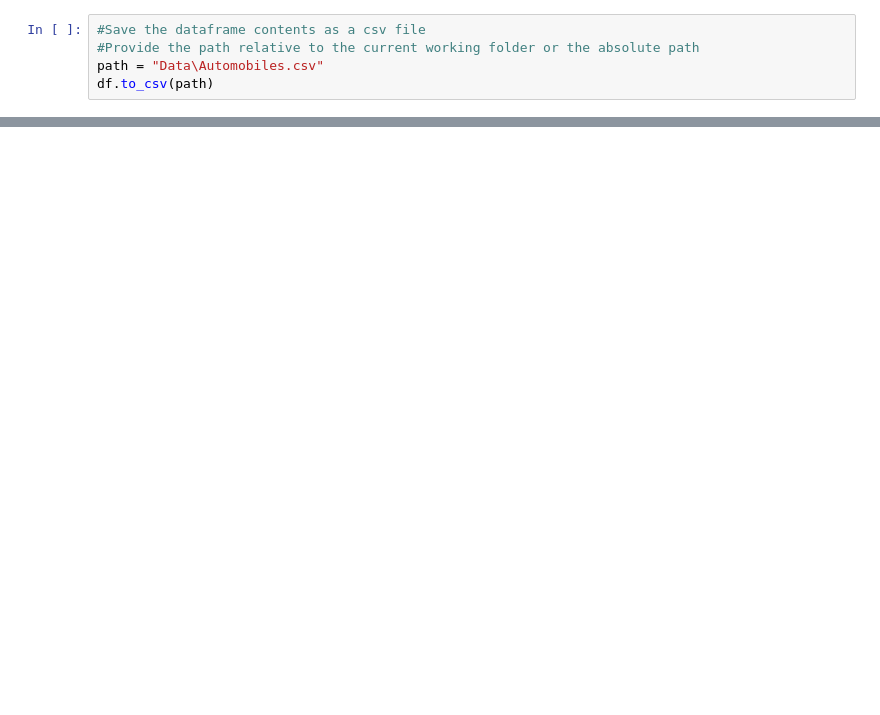
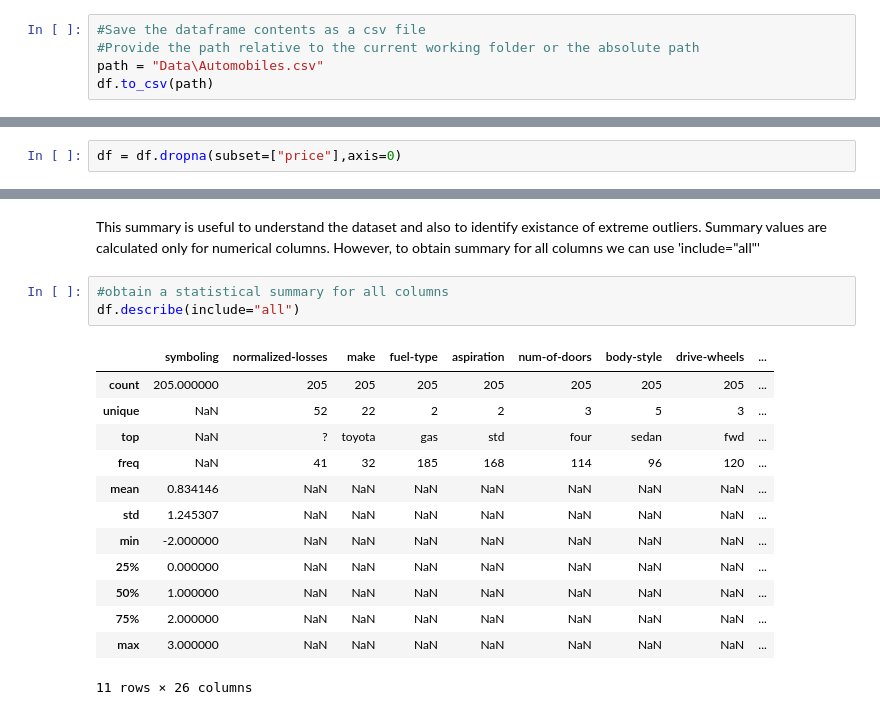
Before and after one commit to DulakshiV/Data_Science_Learning_Projects, a Jupyter notebook: Automobile_Price_Prediction/PricePrediction.ipynb, the cells around one changed output, grey strips where cells are left out. Drawn from its saved outputs; the diff is of its cells as text; blank space fills up the shorter version.

```diff
--- a/Automobile_Price_Prediction/PricePrediction.ipynb
+++ b/Automobile_Price_Prediction/PricePrediction.ipynb
@@ -49,0 +70,2 @@ df.to_csv(path)
+# %%
+df = df.dropna(subset=["price"],axis=0)
@@ -49,0 +107,20 @@ df.to_csv(path)
+# %% [markdown]
+This summary is useful to understand the dataset and also to identify existance of extreme outliers.
+Summary values are calculated only for numerical columns. However, to obtain summary for all columns we can use 'include="all"'
+# %%
+#obtain a statistical summary for all columns
+df.describe(include="all")
+# %% [output]
+|  | symboling | normalized-losses | make | fuel-type | aspiration | num-of-doors | body-style | drive-wheels | ... |
+| count | 205.000000 | 205 | 205 | 205 | 205 | 205 | 205 | 205 | ... |
+| unique | NaN | 52 | 22 | 2 | 2 | 3 | 5 | 3 | ... |
+| top | NaN | ? | toyota | gas | std | four | sedan | fwd | ... |
+| freq | NaN | 41 | 32 | 185 | 168 | 114 | 96 | 120 | ... |
+| mean | 0.834146 | NaN | NaN | NaN | NaN | NaN | NaN | NaN | ... |
+| std | 1.245307 | NaN | NaN | NaN | NaN | NaN | NaN | NaN | ... |
+| min | -2.000000 | NaN | NaN | NaN | NaN | NaN | NaN | NaN | ... |
+| 25% | 0.000000 | NaN | NaN | NaN | NaN | NaN | NaN | NaN | ... |
+| 50% | 1.000000 | NaN | NaN | NaN | NaN | NaN | NaN | NaN | ... |
+| 75% | 2.000000 | NaN | NaN | NaN | NaN | NaN | NaN | NaN | ... |
+| max | 3.000000 | NaN | NaN | NaN | NaN | NaN | NaN | NaN | ... |
+11 rows × 26 columns
```
Also changed, not shown: parts of 15 cells of this notebook.
